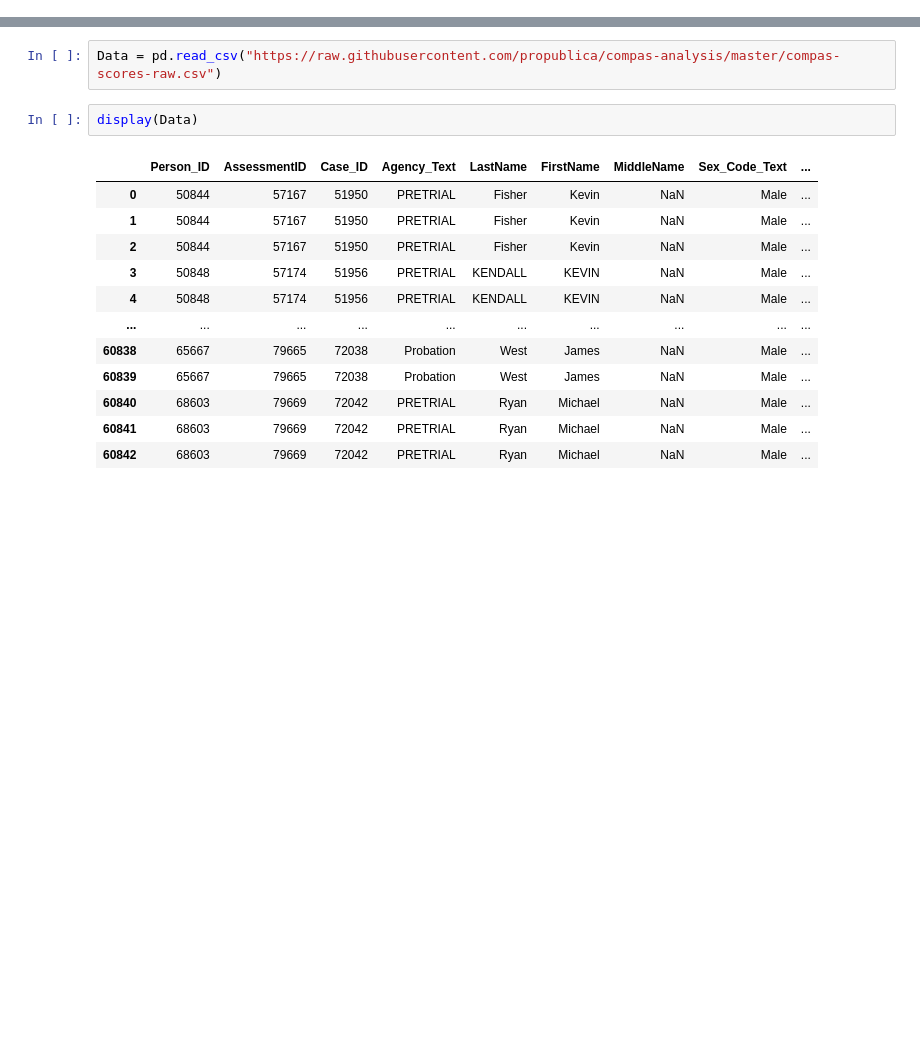
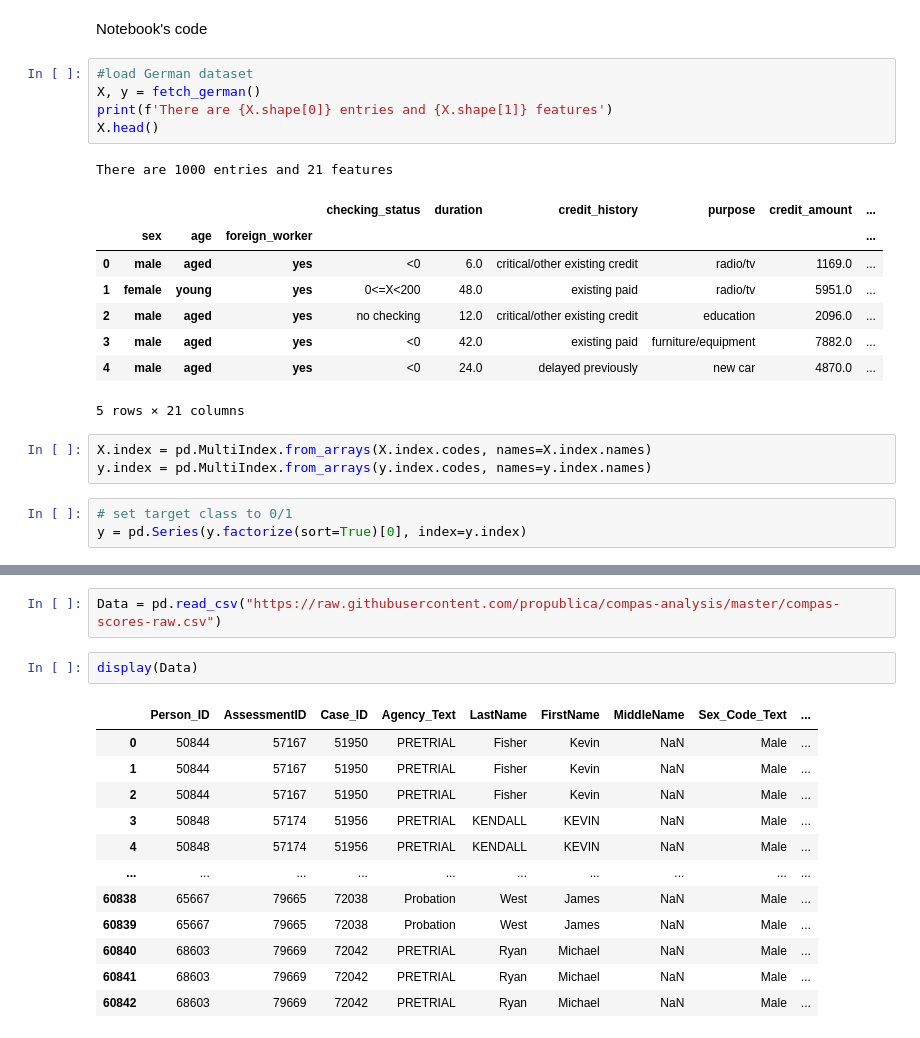
Before and after one commit to enesmith/womenatthetable, a Jupyter notebook: sds-capstone-ekornberg.ipynb, the cells around one changed output, grey strips where cells are left out. Saved outputs shown, nothing was run; the diff lists cells and outputs as text; blank space fills up the shorter version.

```diff
--- a/sds-capstone-ekornberg.ipynb
+++ b/sds-capstone-ekornberg.ipynb
@@ -2,0 +226,23 @@ import pandas as pd
+# %% [markdown]
+Notebook's code
+# %%
+#load German dataset
+X, y = fetch_german()
+print(f'There are {X.shape[0]} entries and {X.shape[1]} features')
+X.head()
+# %% [output]
+There are 1000 entries and 21 features
+|  |  |  |  | checking_status | duration | credit_history | purpose | credit_amount | ... |
+|  | sex | age | foreign_worker |  |  |  |  |  | ... |
+| 0 | male | aged | yes | <0 | 6.0 | critical/other existing credit | radio/tv | 1169.0 | ... |
+| 1 | female | young | yes | 0<=X<200 | 48.0 | existing paid | radio/tv | 5951.0 | ... |
+| 2 | male | aged | yes | no checking | 12.0 | critical/other existing credit | education | 2096.0 | ... |
+| 3 | male | aged | yes | <0 | 42.0 | existing paid | furniture/equipment | 7882.0 | ... |
+| 4 | male | aged | yes | <0 | 24.0 | delayed previously | new car | 4870.0 | ... |
+5 rows × 21 columns
+# %%
+X.index = pd.MultiIndex.from_arrays(X.index.codes, names=X.index.names)
+y.index = pd.MultiIndex.from_arrays(y.index.codes, names=y.index.names)
+# %%
+# set target class to 0/1
+y = pd.Series(y.factorize(sort=True)[0], index=y.index)
```
Also changed, not shown: parts of 21 cells of this notebook, 2 other files.
